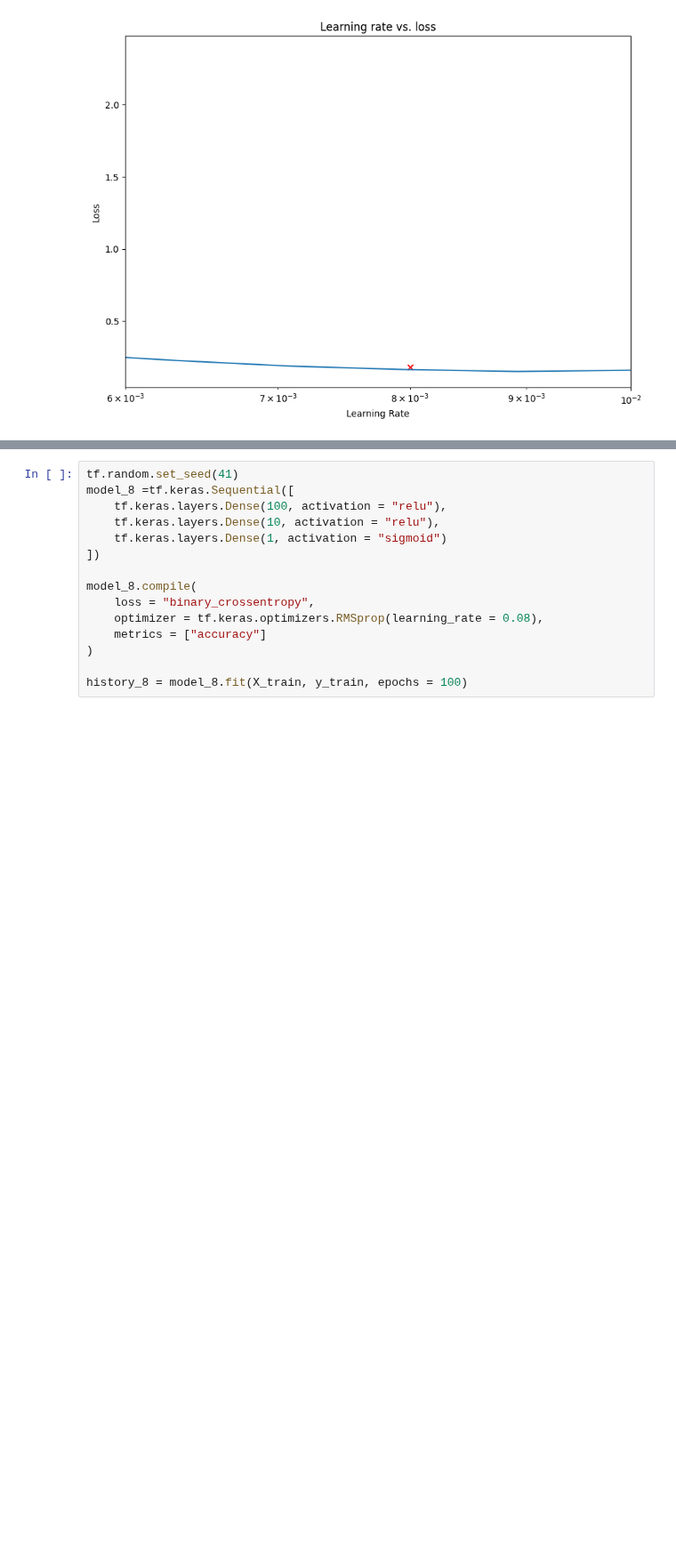
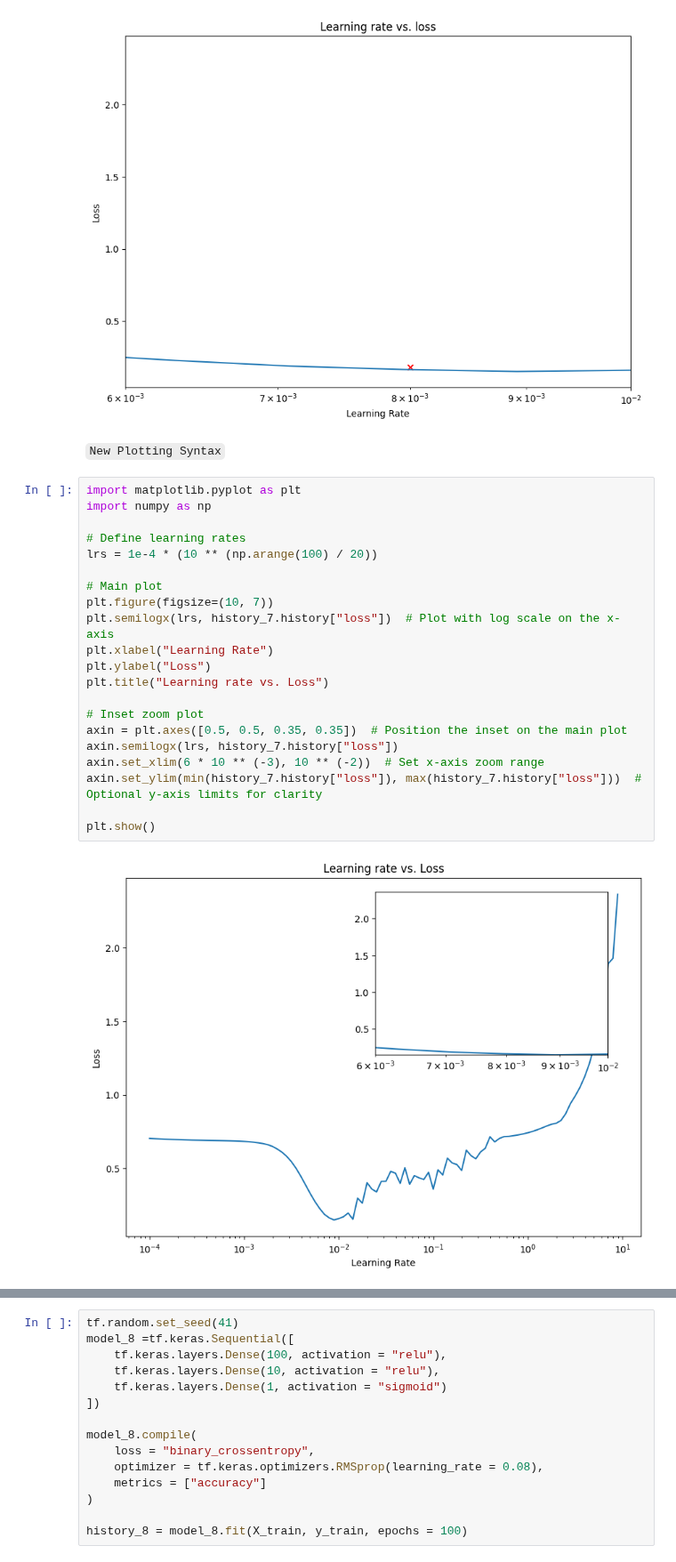
Before and after one commit to akshat-shethia/Deep_Learning, a Jupyter notebook: TensorFlow_For_Deep_Learning/My_02_neural_network_classification_in_tensorflow.ipynb, the cells around one changed output, grey strips where cells are left out. Shown at 89% size. Cells and saved outputs as stored; diff of their text form; blank space fills up the shorter version.

```diff
--- a/TensorFlow_For_Deep_Learning/My_02_neural_network_classification_in_tensorflow.ipynb
+++ b/TensorFlow_For_Deep_Learning/My_02_neural_network_classification_in_tensorflow.ipynb
@@ -523,6 +523,31 @@ plt.title("Learning rate vs. loss");
 plt.scatter(8*10 ** (-3), 0.18, color = "red", marker = "x");
 # %% [output]
 [figure]
+# %% [markdown]
+`New Plotting Syntax`
+# %%
+import matplotlib.pyplot as plt
+import numpy as np
+
+# Define learning rates
+lrs = 1e-4 * (10 ** (np.arange(100) / 20))
+
+# Main plot
+plt.figure(figsize=(10, 7))
+plt.semilogx(lrs, history_7.history["loss"])  # Plot with log scale on the x-axis
+plt.xlabel("Learning Rate")
+plt.ylabel("Loss")
+plt.title("Learning rate vs. Loss")
+
+# Inset zoom plot
+axin = plt.axes([0.5, 0.5, 0.35, 0.35])  # Position the inset on the main plot
+axin.semilogx(lrs, history_7.history["loss"])
+axin.set_xlim(6 * 10 ** (-3), 10 ** (-2))  # Set x-axis zoom range
+axin.set_ylim(min(history_7.history["loss"]), max(history_7.history["loss"]))  # Optional y-axis limits for clarity
+
+plt.show()
+# %% [output]
+[figure, added]
 # %% [markdown]
 To figure out the ideal value of the learning rate (at least the ideal value to *begin* training our model), the rule of thumb is to take the learning rate value where the loss is still decreasing but not quite flattened out (usually about 10x smaller than the bottom of the curve).
 
```
Also changed, not shown: 1 other file.
